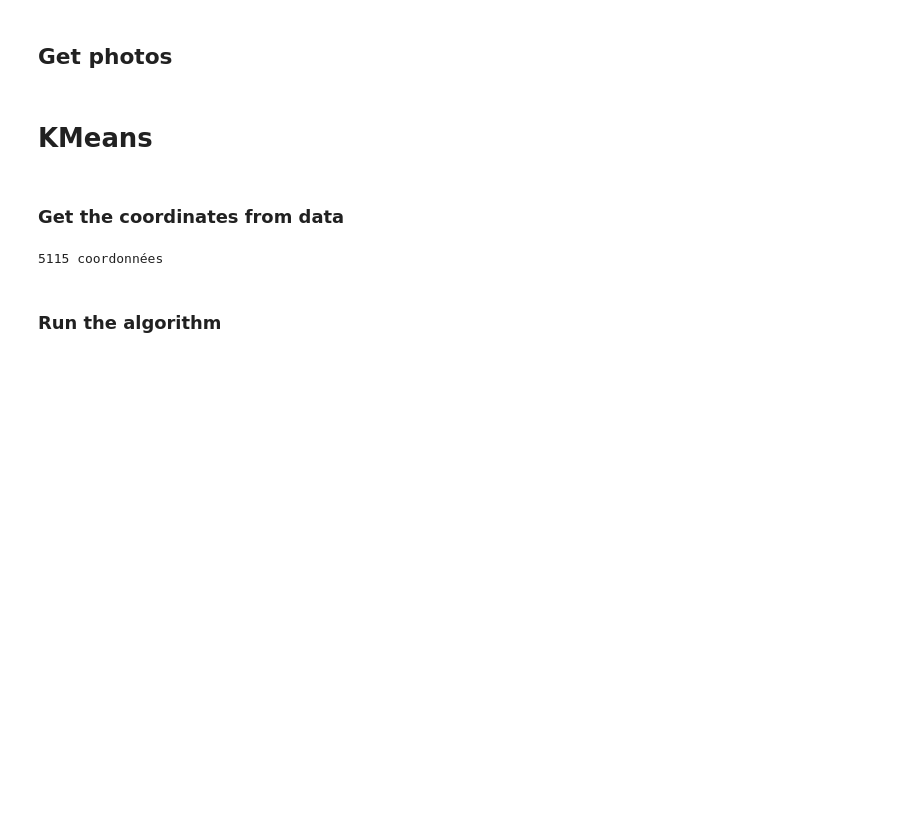
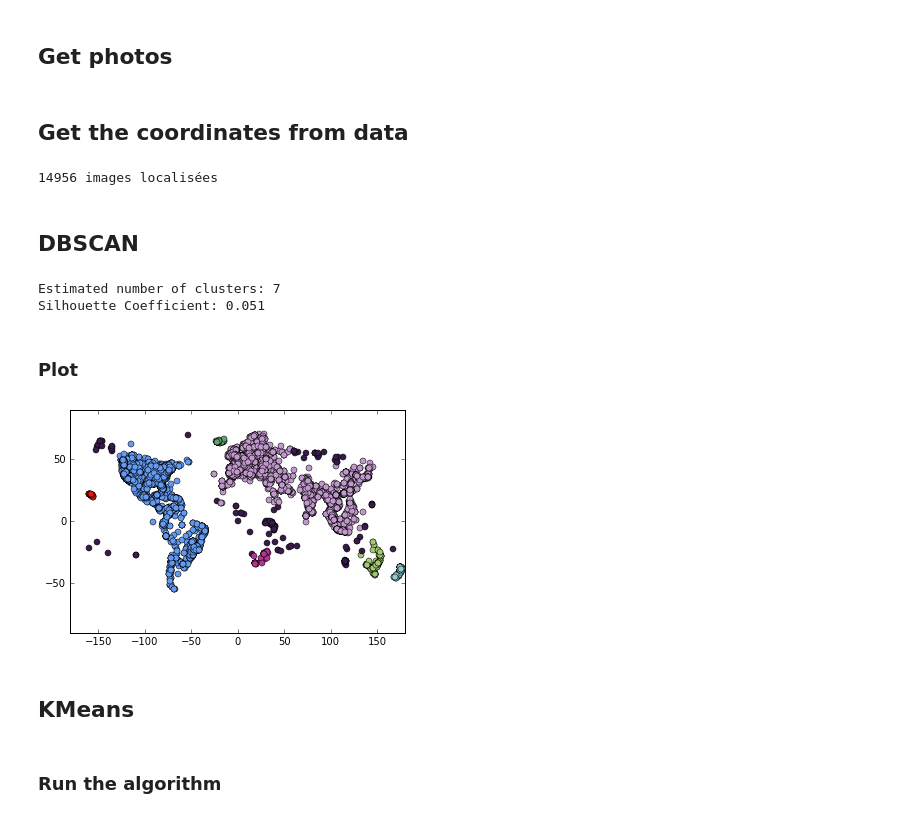
Before and after one commit to mdamis/geokr, a Jupyter notebook: fetch.ipynb, the cells around one changed output. Cells and saved outputs as stored; diff of their text form; code cells hidden in the pictures; blank space fills up the shorter version.

Commit message:
Use geoTagged dataSet. Add marplot images :  - Dimensions  - Format

```diff
--- a/fetch.ipynb
+++ b/fetch.ipynb
@@ -13,25 +15,58 @@ flickr = Flickr(config['API_KEY'])
 # %% [markdown]
 ## Get photos
-# %%
-data = flickr.loadDataFromFile('dataTest.json')
+# %%
+geoLocalized = [photo for photo in flickr.loadDataFromFile('data15000JustGeo.json') if photo["latitude"] != 0 and photo["longitude"] != 0]
+# %% [markdown]
+## Get the coordinates from data
+# %%
+import numpy as np
+
+coordinates = [[photo["latitude"], photo["longitude"]] for photo in geoLocalized]
+
+print "%d images localisées" % len(coordinates)
+
+coordinates = np.array(coordinates, dtype=float)
+# %% [output]
+14956 images localisées
+# %% [markdown]
+## DBSCAN
+# %%
+from sklearn.cluster import DBSCAN
+from sklearn import metrics
+
+db = DBSCAN(eps=10,min_samples=40).fit(coordinates)
+
+# Number of clusters in labels, ignoring noise if present.
+n_clusters_ = len(set(db.labels_)) - (1 if -1 in db.labels_ else 0)
+
+print 'Estimated number of clusters: %d' % n_clusters_
+print "Silhouette Coefficient: %0.3f" % metrics.silhouette_score(coordinates, db.labels_)
+# %% [output]
+Estimated number of clusters: 7
+Silhouette Coefficient: 0.051
+# %% [markdown]
+### Plot
+# %%
+%matplotlib inline
+
+import matplotlib.pyplot as plt
+
+colors = [np.random.rand(3,1) for i in range(n_clusters_+1)]
+
+fig, ax = plt.subplots()
+ax.set_xlim((-180.0, 180.0))
+ax.set_ylim((-90.0, 90.0))
+
+i = 0
+for label in db.labels_:
+    ax.plot(coordinates[i][1], coordinates[i][0], marker='o', c=colors[(label+1)])
+    i += 1
+
+plt.show()
+# %% [output]
+[figure, added]
 # %% [markdown]
-# KMeans
+## KMeans
-# %% [markdown]
-### Get the coordinates from data
-# %%
-import numpy as np
-
-coordinates = []
-
-for photo in data:
-    if photo["latitude"] != 0 and photo["longitude"] != 0:
-        coordinates += [[photo["latitude"], photo["longitude"]]]
-
-print "%d coordonnées" % len(coordinates)
-
-coordinates = np.array(coordinates, dtype=float)
-# %% [output]
-5115 coordonnées
 # %% [markdown]
 ### Run the algorithm
 # %%
```
Also changed, not shown: parts of 28 cells of this notebook.
